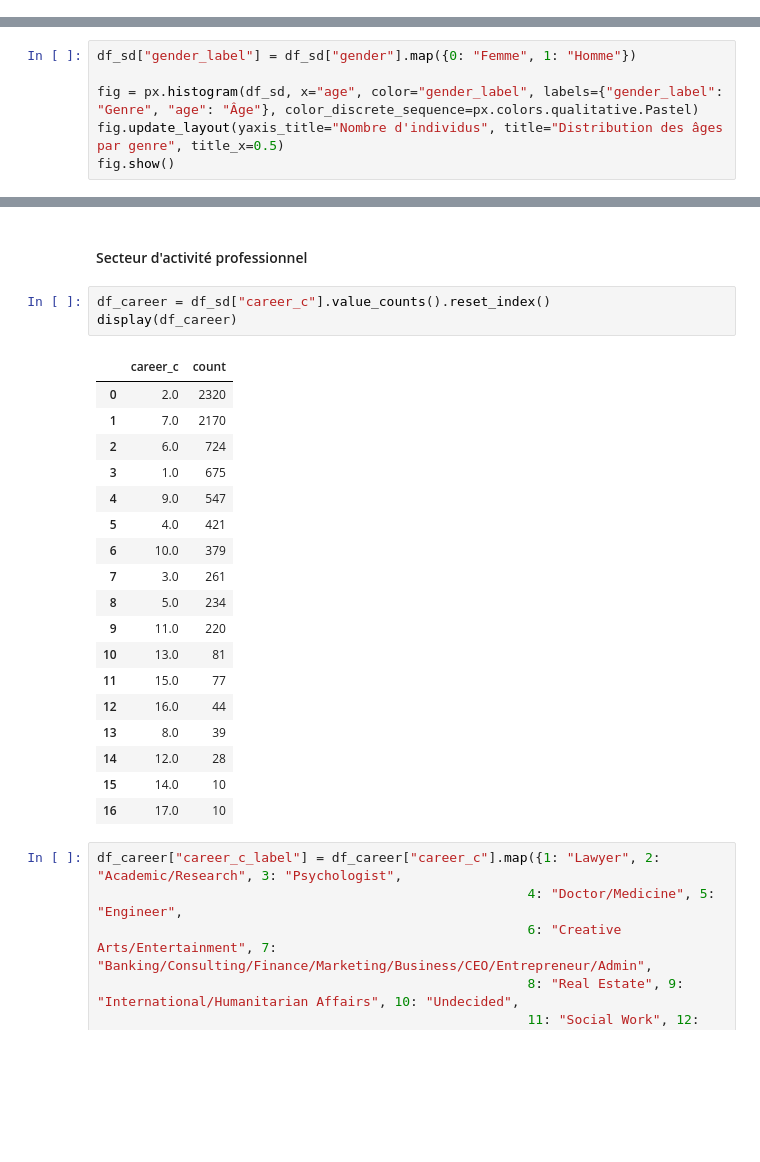
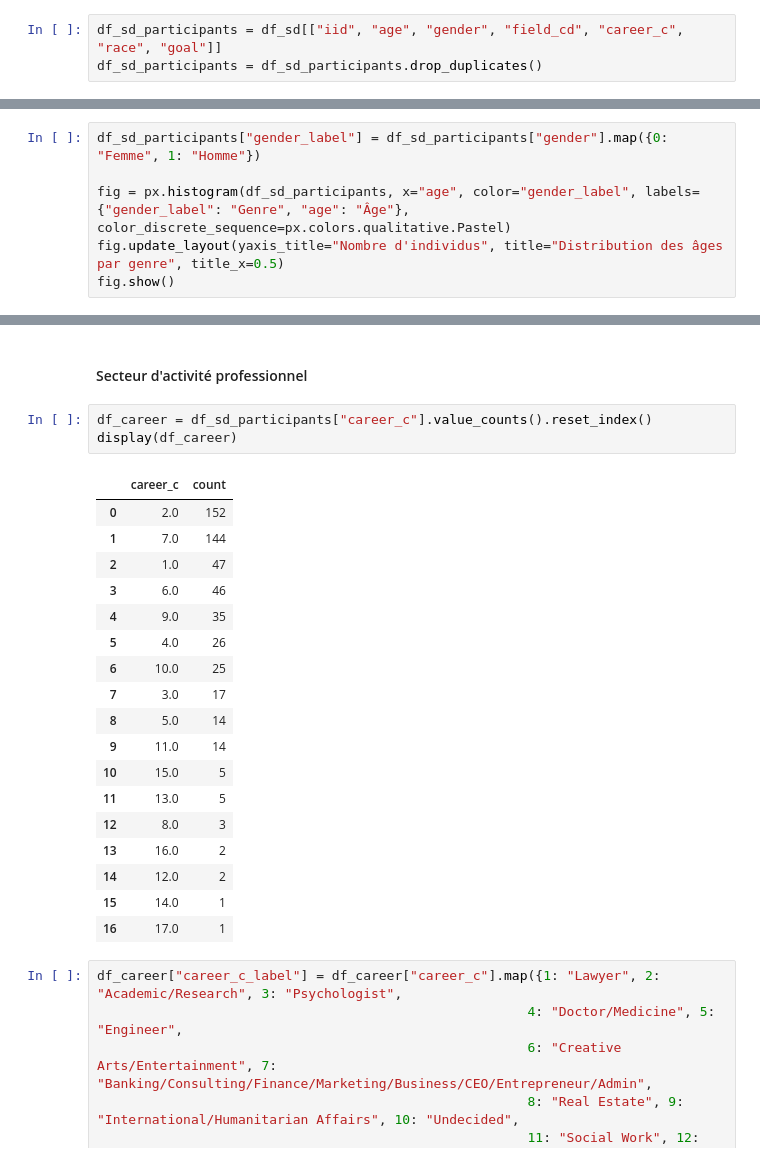
Before and after one commit to Marjorie-J/DSFS_Certification, a Jupyter notebook: Bloc_2/Bloc_2_Speed_Dating/src/01_SpeedDating_EDA.ipynb, the cells around one changed output, grey strips where cells are left out. Cells and saved outputs as stored; diff of their text form; blank space fills up the shorter version.

```diff
--- a/Bloc_2/Bloc_2_Speed_Dating/src/01_SpeedDating_EDA.ipynb
+++ b/Bloc_2/Bloc_2_Speed_Dating/src/01_SpeedDating_EDA.ipynb
@@ -66,3 +74,6 @@ Length: 195, dtype: object
+# %%
+df_sd_participants = df_sd[["iid", "age", "gender", "field_cd", "career_c", "race", "goal"]]
+df_sd_participants = df_sd_participants.drop_duplicates()
 # %% [markdown]
 #### Age
 # %%
@@ -72,9 +83,9 @@ fig.show()
 # %% [markdown]
 La distribution d'âge est-elle différente pour les hommes et les femmes ?
 # %%
-df_sd["gender_label"] = df_sd["gender"].map({0: "Femme", 1: "Homme"})
+df_sd_participants["gender_label"] = df_sd_participants["gender"].map({0: "Femme", 1: "Homme"})
 
-fig = px.histogram(df_sd, x="age", color="gender_label", labels={"gender_label": "Genre", "age": "Âge"}, color_discrete_sequence=px.colors.qualitative.Pastel)
+fig = px.histogram(df_sd_participants, x="age", color="gender_label", labels={"gender_label": "Genre", "age": "Âge"}, color_discrete_sequence=px.colors.qualitative.Pastel)
 fig.update_layout(yaxis_title="Nombre d'individus", title="Distribution des âges par genre", title_x=0.5)
 fig.show()
 # %%
@@ -144,27 +156,27 @@ fig.show()
 # %% [markdown]
 #### Secteur d'activité professionnel
 # %%
-df_career = df_sd["career_c"].value_counts().reset_index()
+df_career = df_sd_participants["career_c"].value_counts().reset_index()
 display(df_career)
 # %% [output]
 |  | career_c | count |
-| 0 | 2.0 | 2320 |
-| 1 | 7.0 | 2170 |
-| 2 | 6.0 | 724 |
-| 3 | 1.0 | 675 |
-| 4 | 9.0 | 547 |
-| 5 | 4.0 | 421 |
-| 6 | 10.0 | 379 |
-| 7 | 3.0 | 261 |
-| 8 | 5.0 | 234 |
-| 9 | 11.0 | 220 |
-| 10 | 13.0 | 81 |
-| 11 | 15.0 | 77 |
-| 12 | 16.0 | 44 |
-| 13 | 8.0 | 39 |
-| 14 | 12.0 | 28 |
-| 15 | 14.0 | 10 |
-| 16 | 17.0 | 10 |
+| 0 | 2.0 | 152 |
+| 1 | 7.0 | 144 |
+| 2 | 1.0 | 47 |
+| 3 | 6.0 | 46 |
+| 4 | 9.0 | 35 |
+| 5 | 4.0 | 26 |
+| 6 | 10.0 | 25 |
+| 7 | 3.0 | 17 |
+| 8 | 5.0 | 14 |
+| 9 | 11.0 | 14 |
+| 10 | 15.0 | 5 |
+| 11 | 13.0 | 5 |
+| 12 | 8.0 | 3 |
+| 13 | 16.0 | 2 |
+| 14 | 12.0 | 2 |
+| 15 | 14.0 | 1 |
+| 16 | 17.0 | 1 |
 # %%
 df_career["career_c_label"] = df_career["career_c"].map({1: "Lawyer", 2: "Academic/Research", 3: "Psychologist",
                                                        4: "Doctor/Medicine", 5: "Engineer",
```
Also changed, not shown: parts of 12 cells of this notebook, 5 other files.
